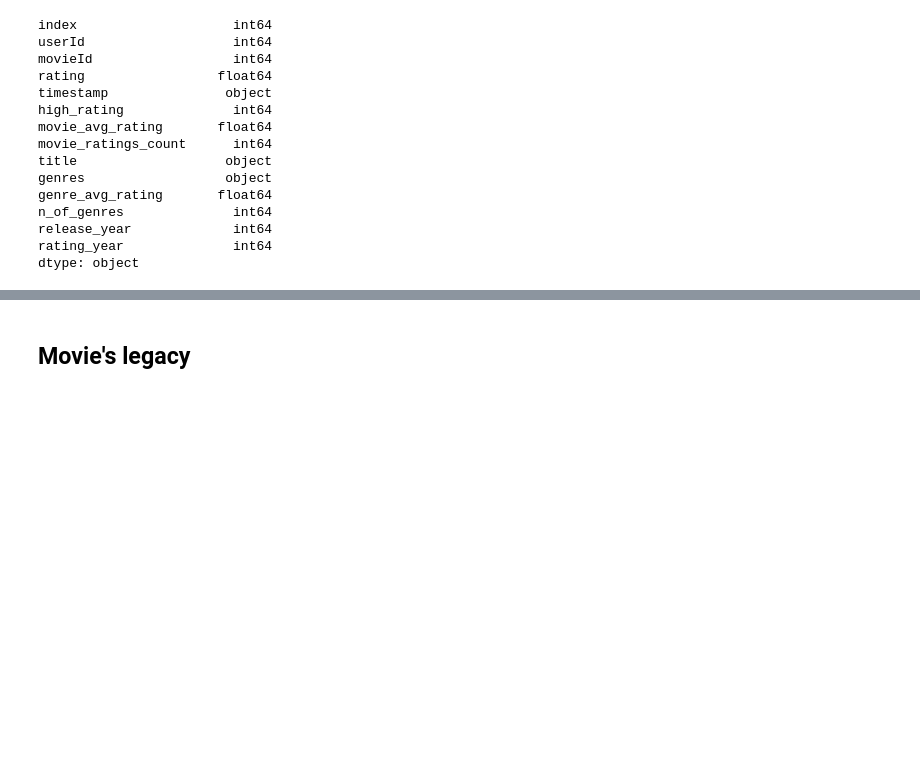
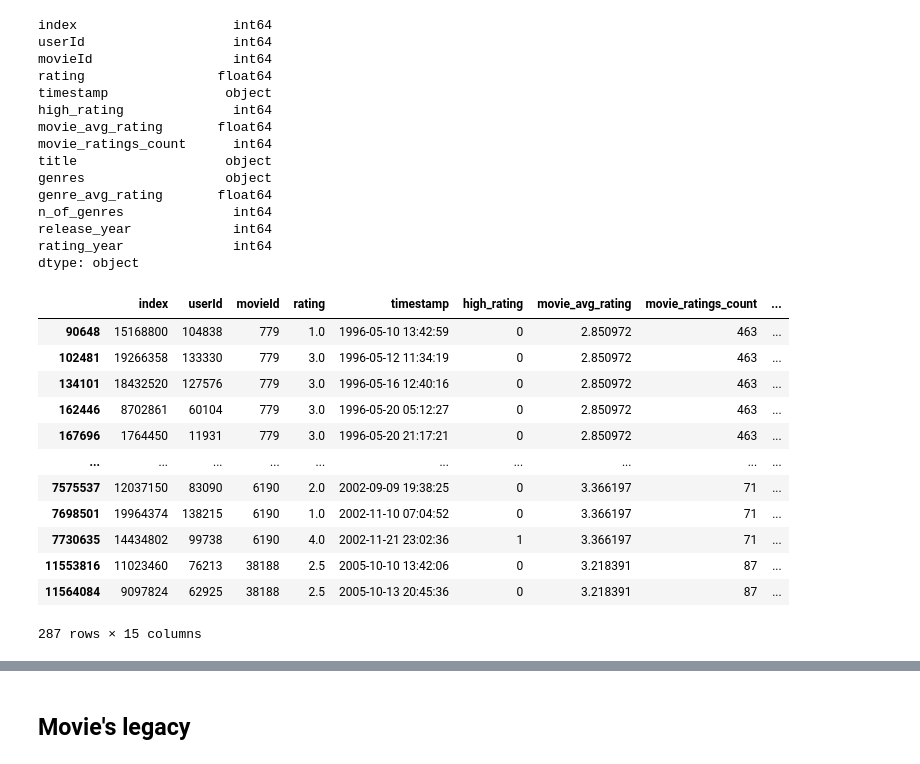
Before and after one commit to sanchiesa/user_movie_rating, a Jupyter notebook: notebooks/user_movie_rating.ipynb, the cells around one changed output, grey strips where cells are left out. Drawn from its saved outputs; the diff is of its cells as text; code cells hidden in the pictures; blank space fills up the shorter version.

```diff
--- a/notebooks/user_movie_rating.ipynb
+++ b/notebooks/user_movie_rating.ipynb
@@ -684,3 +690,21 @@ dtype: object
 
 df_train['years_between_release_rating'] = df_train.rating_year - df_train.release_year
 df_test['years_between_release_rating'] = df_test.rating_year - df_test.release_year
+# %%
+# Checking negative values in train set
+
+df_train[df_train['years_between_release_rating'] < 0]
+# %% [output]
+|  | index | userId | movieId | rating | timestamp | high_rating | movie_avg_rating | movie_ratings_count | ... |
+| 90648 | 15168800 | 104838 | 779 | 1.0 | 1996-05-10 13:42:59 | 0 | 2.850972 | 463 | ... |
+| 102481 | 19266358 | 133330 | 779 | 3.0 | 1996-05-12 11:34:19 | 0 | 2.850972 | 463 | ... |
+| 134101 | 18432520 | 127576 | 779 | 3.0 | 1996-05-16 12:40:16 | 0 | 2.850972 | 463 | ... |
+| 162446 | 8702861 | 60104 | 779 | 3.0 | 1996-05-20 05:12:27 | 0 | 2.850972 | 463 | ... |
+| 167696 | 1764450 | 11931 | 779 | 3.0 | 1996-05-20 21:17:21 | 0 | 2.850972 | 463 | ... |
+| ... | ... | ... | ... | ... | ... | ... | ... | ... | ... |
+| 7575537 | 12037150 | 83090 | 6190 | 2.0 | 2002-09-09 19:38:25 | 0 | 3.366197 | 71 | ... |
+| 7698501 | 19964374 | 138215 | 6190 | 1.0 | 2002-11-10 07:04:52 | 0 | 3.366197 | 71 | ... |
+| 7730635 | 14434802 | 99738 | 6190 | 4.0 | 2002-11-21 23:02:36 | 1 | 3.366197 | 71 | ... |
+| 11553816 | 11023460 | 76213 | 38188 | 2.5 | 2005-10-10 13:42:06 | 0 | 3.218391 | 87 | ... |
+| 11564084 | 9097824 | 62925 | 38188 | 2.5 | 2005-10-13 20:45:36 | 0 | 3.218391 | 87 | ... |
+287 rows × 15 columns
```
Also changed, not shown: parts of 57 cells of this notebook.
